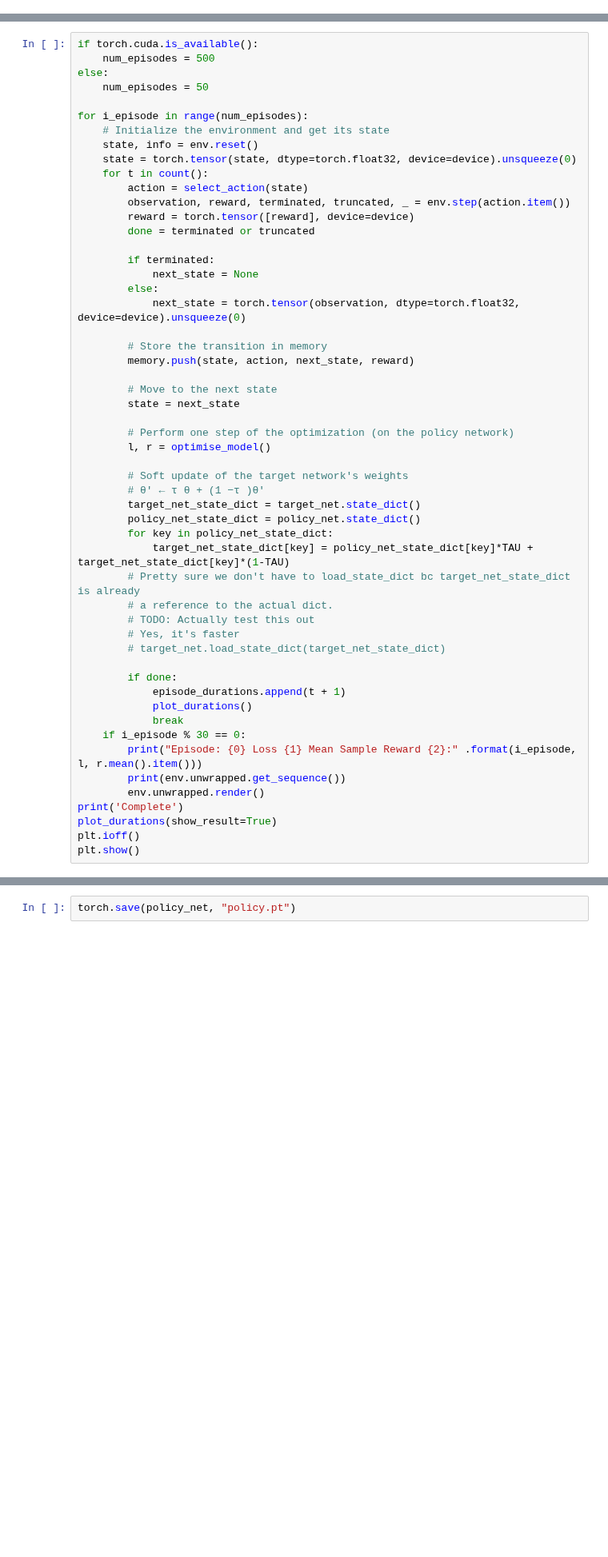
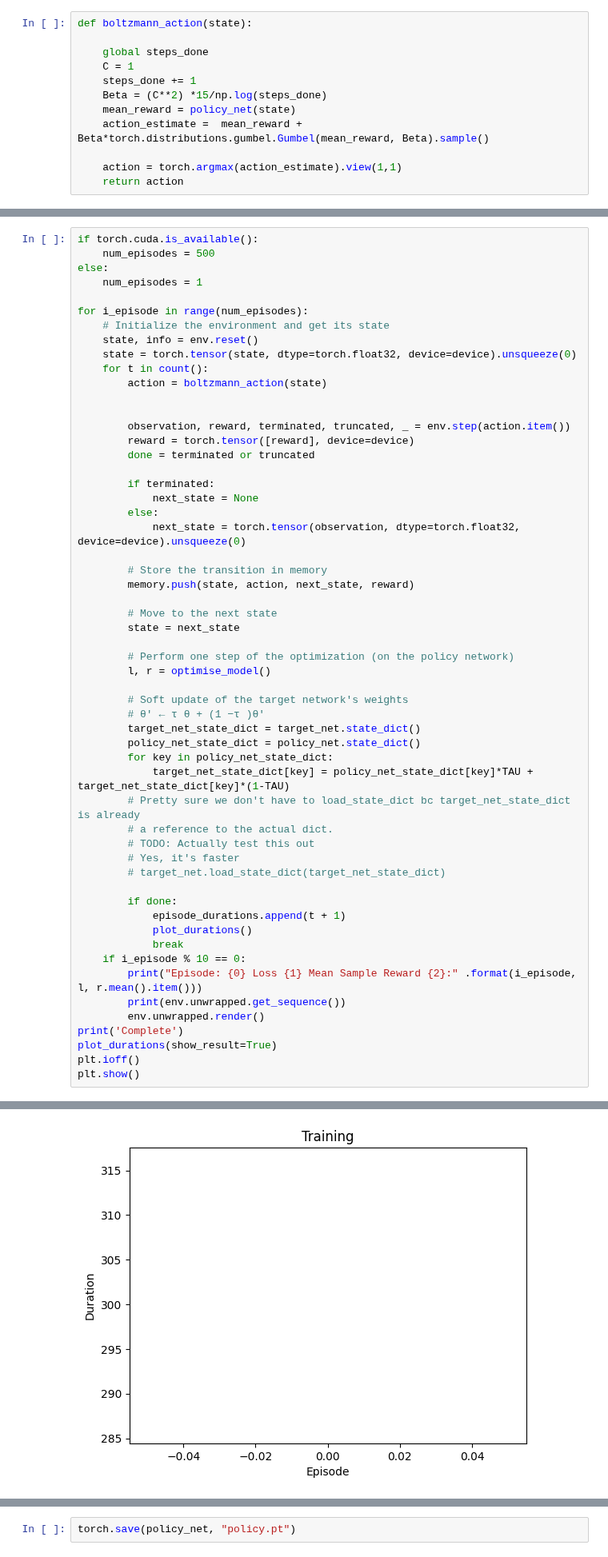
Before and after one commit to nguyen-thanh05/Deep-Reinforcement-Learning-agent-for-Construction-Project-Execution, a Jupyter notebook: deep_q_learning.ipynb, the cells around one changed output, grey strips where cells are left out. Shown at 80% size. Cells and saved outputs as stored; diff of their text form; blank space fills up the shorter version.

Commit message:
Reimplemented boltzmann

```diff
--- a/deep_q_learning.ipynb
+++ b/deep_q_learning.ipynb
@@ -129,6 +147,18 @@ def select_action(state, greedy = False):
             return policy_net(state).max(1).indices.view(1,1)
     else:
         return torch.tensor([[env.action_space.sample()]], device=device, dtype=torch.long)
+# %%
+def boltzmann_action(state):
+
+    global steps_done
+    C = 1
+    steps_done += 1
+    Beta = (C**2) *15/np.log(steps_done)
+    mean_reward = policy_net(state)
+    action_estimate =  mean_reward + Beta*torch.distributions.gumbel.Gumbel(mean_reward, Beta).sample()
+
+    action = torch.argmax(action_estimate).view(1,1)
+    return action
 # %%
 episode_durations = []
 
@@ -195,14 +225,16 @@ def optimise_model():
 if torch.cuda.is_available():
     num_episodes = 500
 else:
-    num_episodes = 50
+    num_episodes = 1
 
 for i_episode in range(num_episodes):
     # Initialize the environment and get its state
     state, info = env.reset()
     state = torch.tensor(state, dtype=torch.float32, device=device).unsqueeze(0)
     for t in count():
-        action = select_action(state)
+        action = boltzmann_action(state)
+
+
         observation, reward, terminated, truncated, _ = env.step(action.item())
         reward = torch.tensor([reward], device=device)
         done = terminated or truncated
@@ -237,7 +269,7 @@ for i_episode in range(num_episodes):
             episode_durations.append(t + 1)
             plot_durations()
             break
-    if i_episode % 30 == 0:
+    if i_episode % 10 == 0:
         print("Episode: {0} Loss {1} Mean Sample Reward {2}:" .format(i_episode, l, r.mean().item()))
         print(env.unwrapped.get_sequence())
         env.unwrapped.render()
@@ -245,3 +277,4 @@ print('Complete')
 plot_durations(show_result=True)
 plt.ioff()
 plt.show()
+# %% [output]
@@ -247,0 +283 @@ plt.show()
+[figure, added]
```
Also changed, not shown: parts of 2 cells of this notebook, 12 other files.
